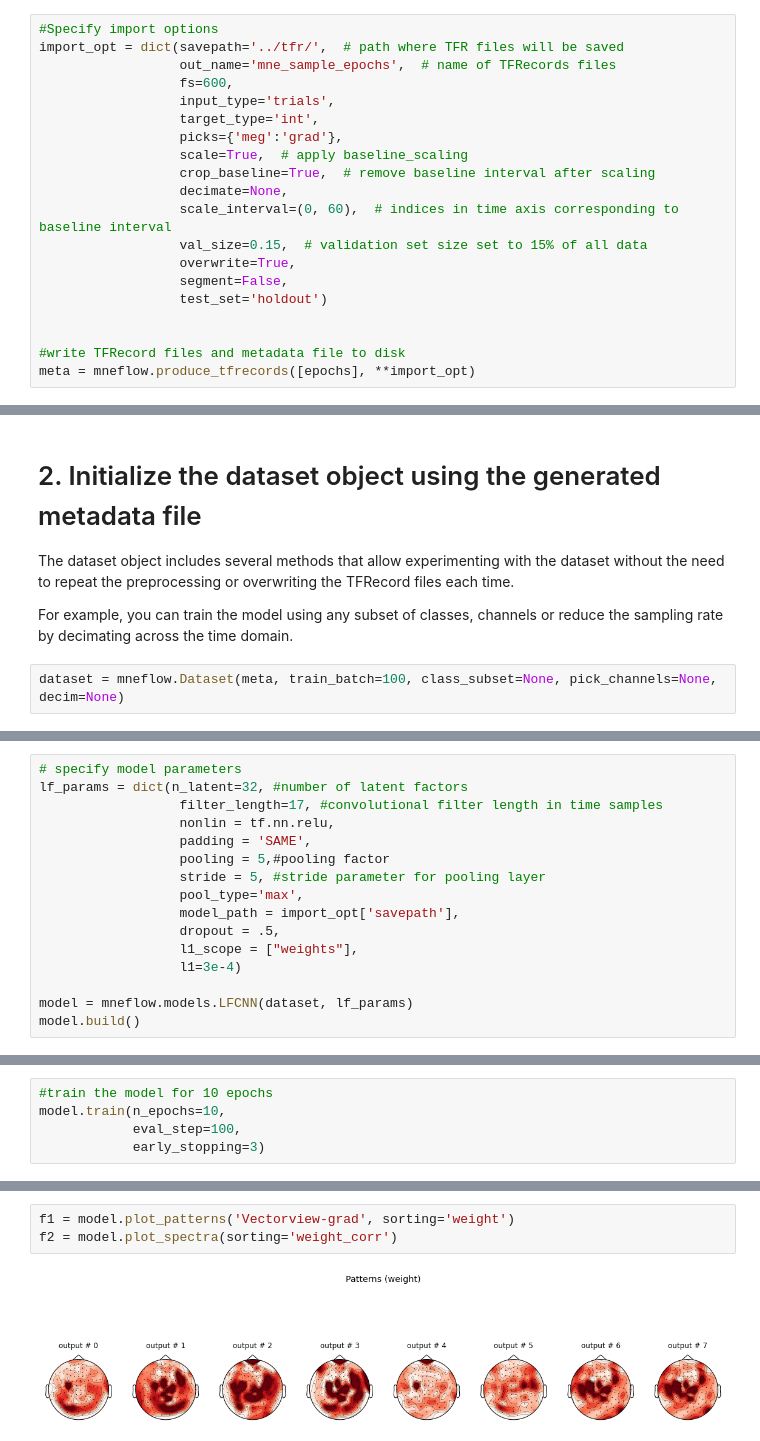
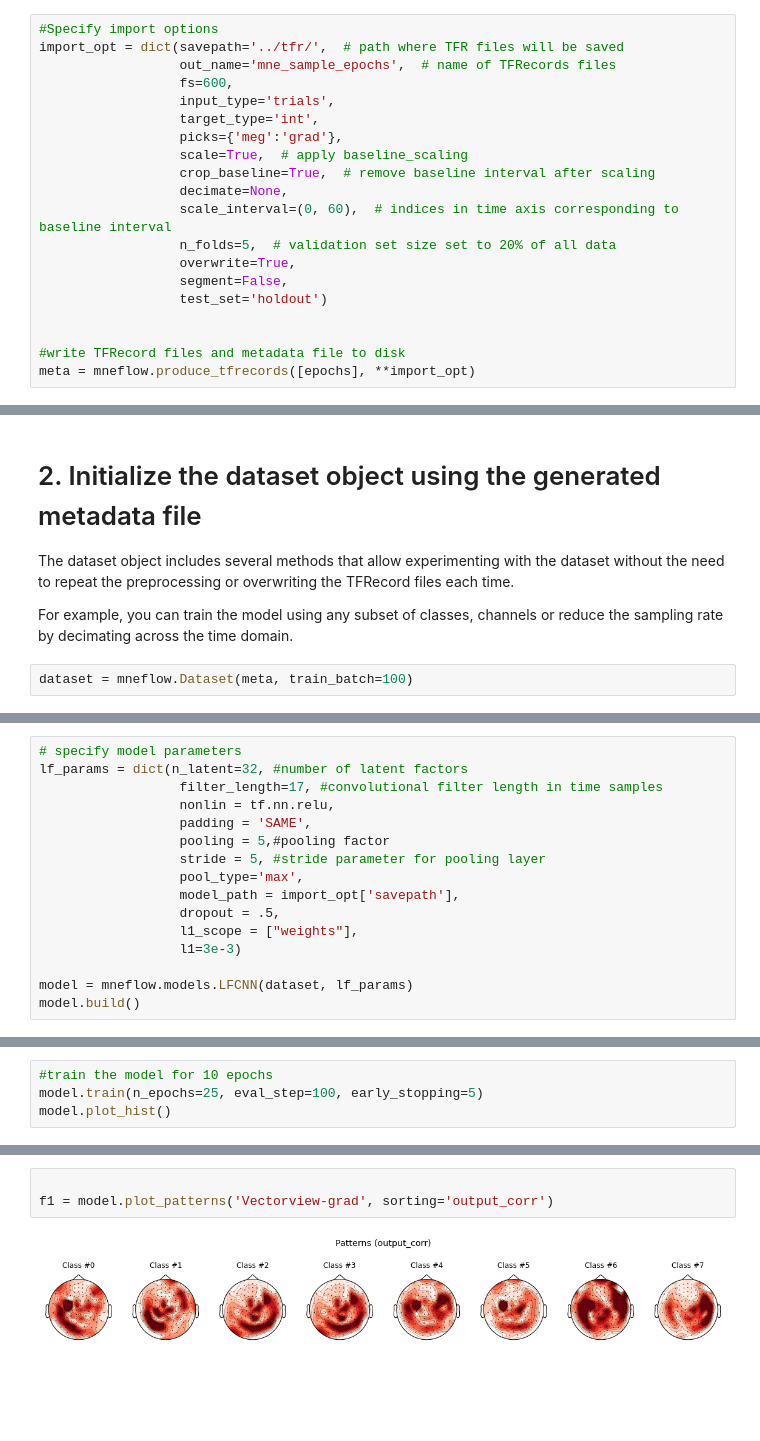
Before and after one commit to zubara/mneflow, a Jupyter notebook: examples/mneflow_example_tf2.ipynb, the cells around one changed output, grey strips where cells are left out. Saved outputs shown, nothing was run; the diff lists cells and outputs as text; blank space fills up the shorter version.

```diff
--- a/examples/mneflow_example_tf2.ipynb
+++ b/examples/mneflow_example_tf2.ipynb
@@ -58,7 +66,7 @@ import_opt = dict(savepath='../tfr/',  # path where TFR files will be saved
                   crop_baseline=True,  # remove baseline interval after scaling
                   decimate=None,
                   scale_interval=(0, 60),  # indices in time axis corresponding to baseline interval
-                  val_size=0.15,  # validation set size set to 15% of all data
+                  n_folds=5,  # validation set size set to 20% of all data
                   overwrite=True,
                   segment=False,
                   test_set='holdout')
@@ -119,4 +128,4 @@ The dataset object includes several methods that allow experimenting with the da
 
 For example, you can train the model using any subset of classes, channels or reduce the sampling rate by decimating across the time domain.
 # %%
-dataset = mneflow.Dataset(meta, train_batch=100, class_subset=None, pick_channels=None, decim=None)
+dataset = mneflow.Dataset(meta, train_batch=100)
@@ -147,7 +151,7 @@ lf_params = dict(n_latent=32, #number of latent factors
                   model_path = import_opt['savepath'],
                   dropout = .5,
                   l1_scope = ["weights"],
-                  l1=3e-4)
+                  l1=3e-3)
 
 model = mneflow.models.LFCNN(dataset, lf_params)
 model.build()
@@ -165,7 +167,6 @@ y_pred: (None, 8)
 Initialization complete!
 # %%
 #train the model for 10 epochs
-model.train(n_epochs=10,
-            eval_step=100,
-            early_stopping=3)
+model.train(n_epochs=25, eval_step=100, early_stopping=5)
+model.plot_hist()
 # %% [output]
@@ -201,5 +202,5 @@ max_pool : output : (71, 1, 61, 32)
 # %%
-f1 = model.plot_patterns('Vectorview-grad', sorting='weight')
-f2 = model.plot_spectra(sorting='weight_corr')
+
+f1 = model.plot_patterns('Vectorview-grad', sorting='output_corr')
 # %% [output]
-[figure, old version]
+[figure, new version]
```
Also changed, not shown: parts of 13 cells of this notebook, 9 other files.
